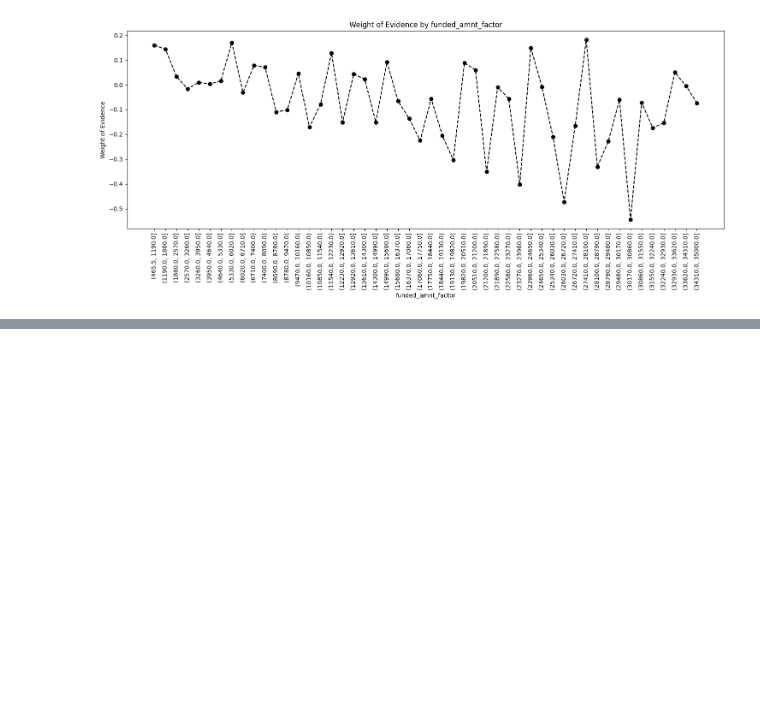
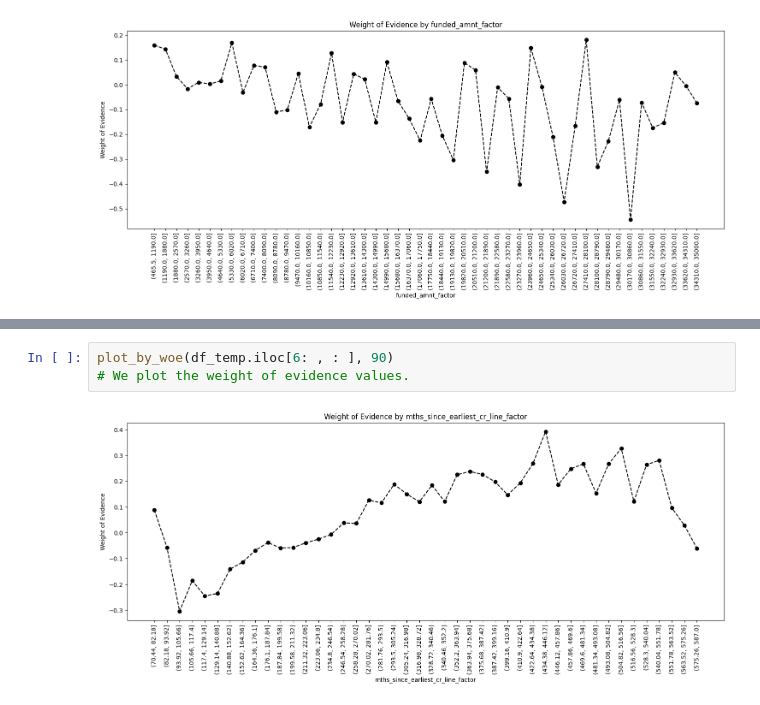
Before and after one commit to Lucas-Okamura/credit-risk-modelling, a Jupyter notebook: notebooks/credit_risk_modelling.ipynb, the cells around one changed output, grey strips where cells are left out. Cells and saved outputs as stored; diff of their text form; blank space fills up the shorter version.

```diff
--- a/notebooks/credit_risk_modelling.ipynb
+++ b/notebooks/credit_risk_modelling.ipynb
@@ -940,0 +973,5 @@ plot_by_woe(df_temp, 90)
+# %%
+plot_by_woe(df_temp.iloc[6: , : ], 90)
+# We plot the weight of evidence values.
+# %% [output]
+[figure, added]
```
Also changed, not shown: parts of 37 cells of this notebook, 1 other file.
